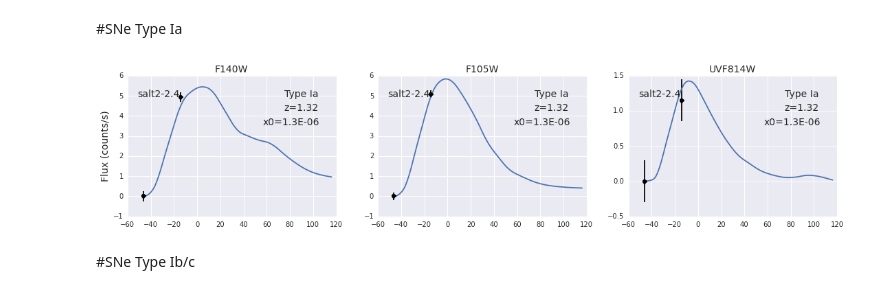
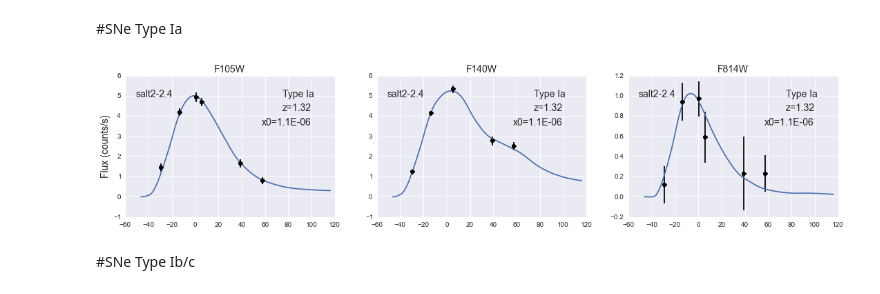
Before and after one commit to sofiatti/LightCurvesForSeeChange, a Jupyter notebook: light-curves-for-see-change.ipynb, the cells around one changed output. Saved outputs shown, nothing was run; the diff lists cells and outputs as text; code cells hidden in the pictures.

```diff
--- a/light-curves-for-see-change.ipynb
+++ b/light-curves-for-see-change.ipynb
@@ -2,12 +2,15 @@
 #LIGHT CURVES FOR SEE-CHANGE
 # %% [markdown]
 #SNe Type Ia
-# %%
-%matplotlib inline
-from updatedNotebook import parseFile
-
-parseFile('/home/ubuntu/projects/classification/src/lightcurves/test.csv')
-# %% [output]
-[figure, removed]
+# %%
+%matplotlib inline
+from notebookWidgets import createPlots
+
+data_file = 'test.csv'
+filters = ('f105w', 'f140w', 'f814w')
+
+createPlots(*filters, type='Ia', filename=data_file)
+# %% [output]
+[figure, added]
 # %% [markdown]
 #SNe Type Ib/c
```
Also changed, not shown: parts of 4 cells of this notebook, 4 other files.
